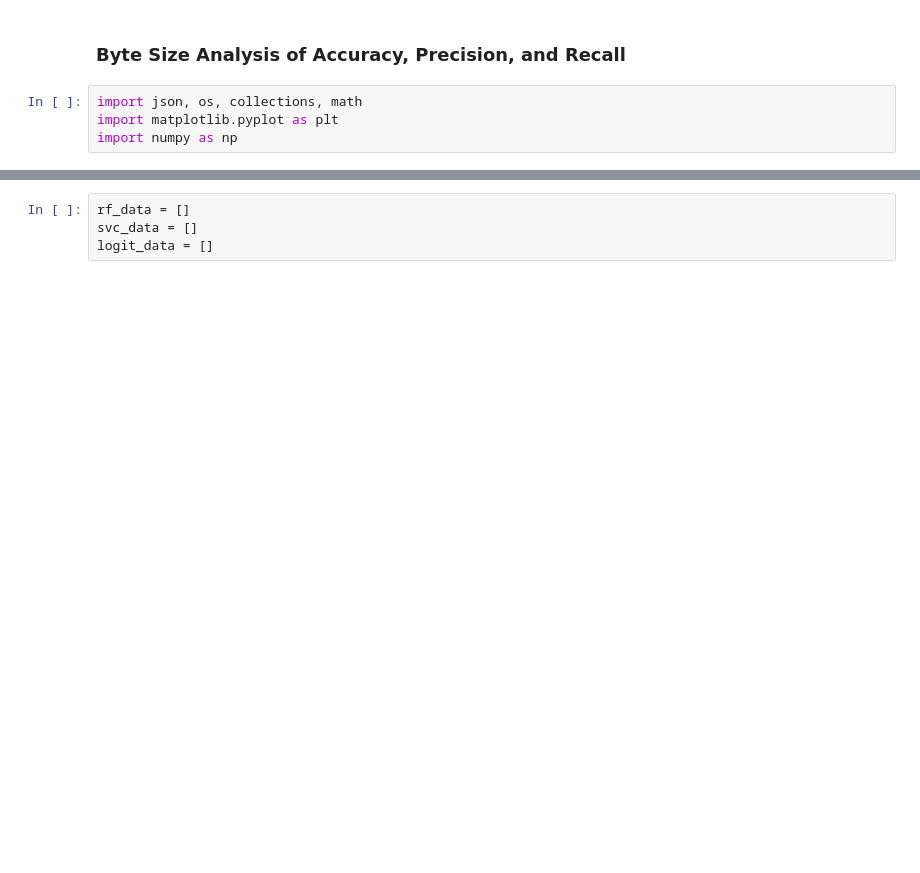
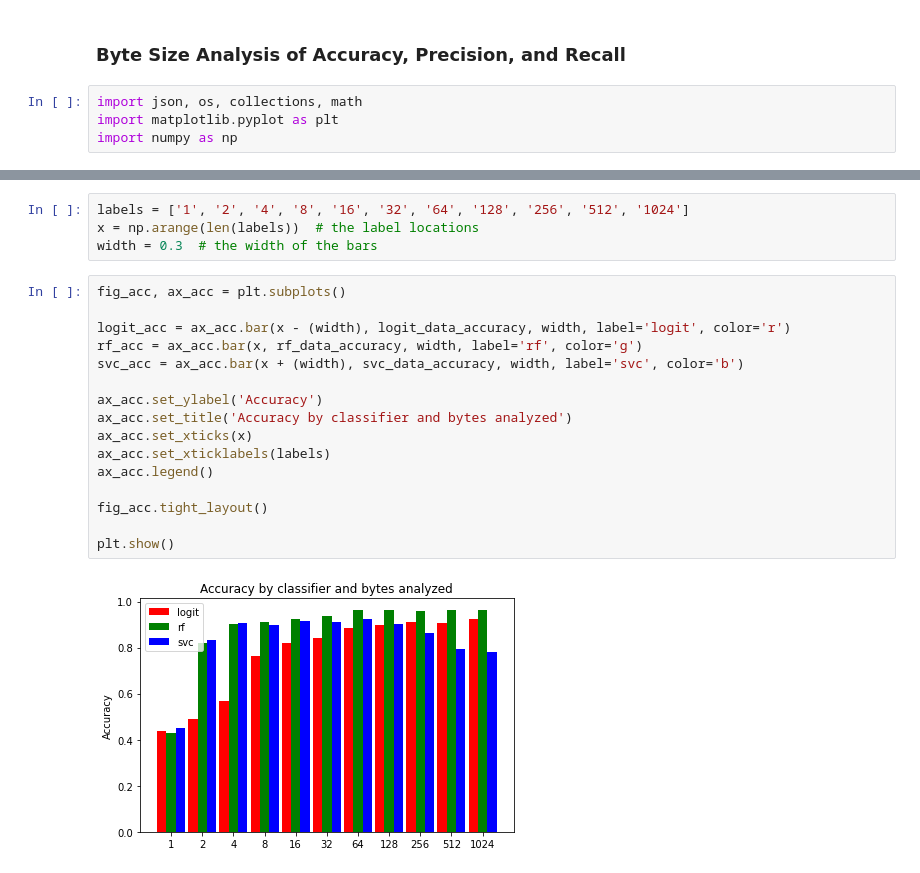
Before and after one commit to xtracthub/xtract-sampler, a Jupyter notebook: ByteSizePlotting.ipynb, the cells around one changed output, grey strips where cells are left out. Saved outputs shown, nothing was run; the diff lists cells and outputs as text; blank space fills up the shorter version.

```diff
--- a/ByteSizePlotting.ipynb
+++ b/ByteSizePlotting.ipynb
@@ -39,4 +72,22 @@ print(svc_data)
-# %%
-rf_data = []
-svc_data = []
-logit_data = []
+# %%
+labels = ['1', '2', '4', '8', '16', '32', '64', '128', '256', '512', '1024']
+x = np.arange(len(labels))  # the label locations
+width = 0.3  # the width of the bars
+# %%
+fig_acc, ax_acc = plt.subplots()
+
+logit_acc = ax_acc.bar(x - (width), logit_data_accuracy, width, label='logit', color='r')
+rf_acc = ax_acc.bar(x, rf_data_accuracy, width, label='rf', color='g')
+svc_acc = ax_acc.bar(x + (width), svc_data_accuracy, width, label='svc', color='b')
+
+ax_acc.set_ylabel('Accuracy')
+ax_acc.set_title('Accuracy by classifier and bytes analyzed')
+ax_acc.set_xticks(x)
+ax_acc.set_xticklabels(labels)
+ax_acc.legend()
+
+fig_acc.tight_layout()
+
+plt.show()
+# %% [output]
+[figure, added]
```
Also changed, not shown: parts of 3 cells of this notebook, 4 other files.
